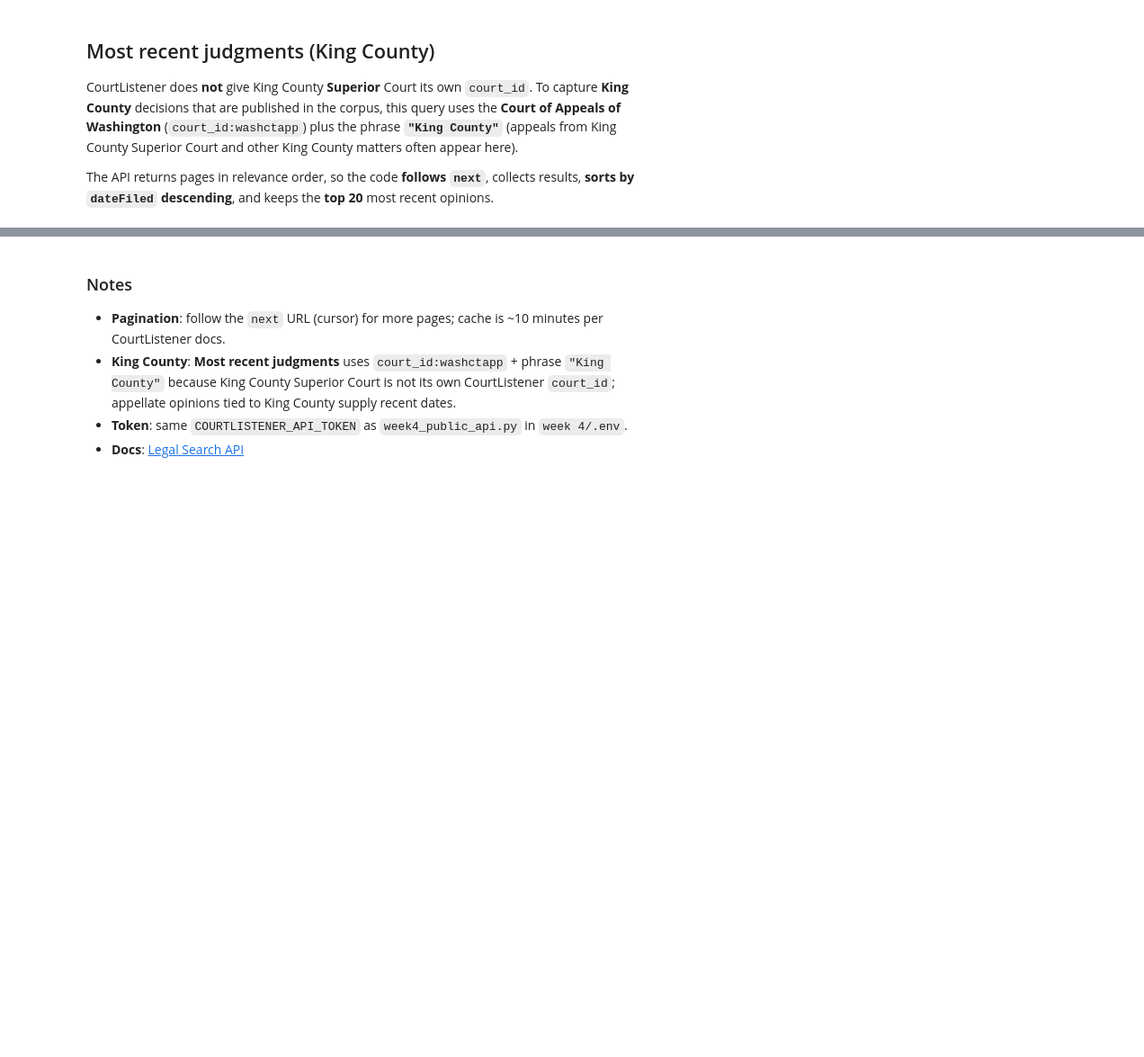
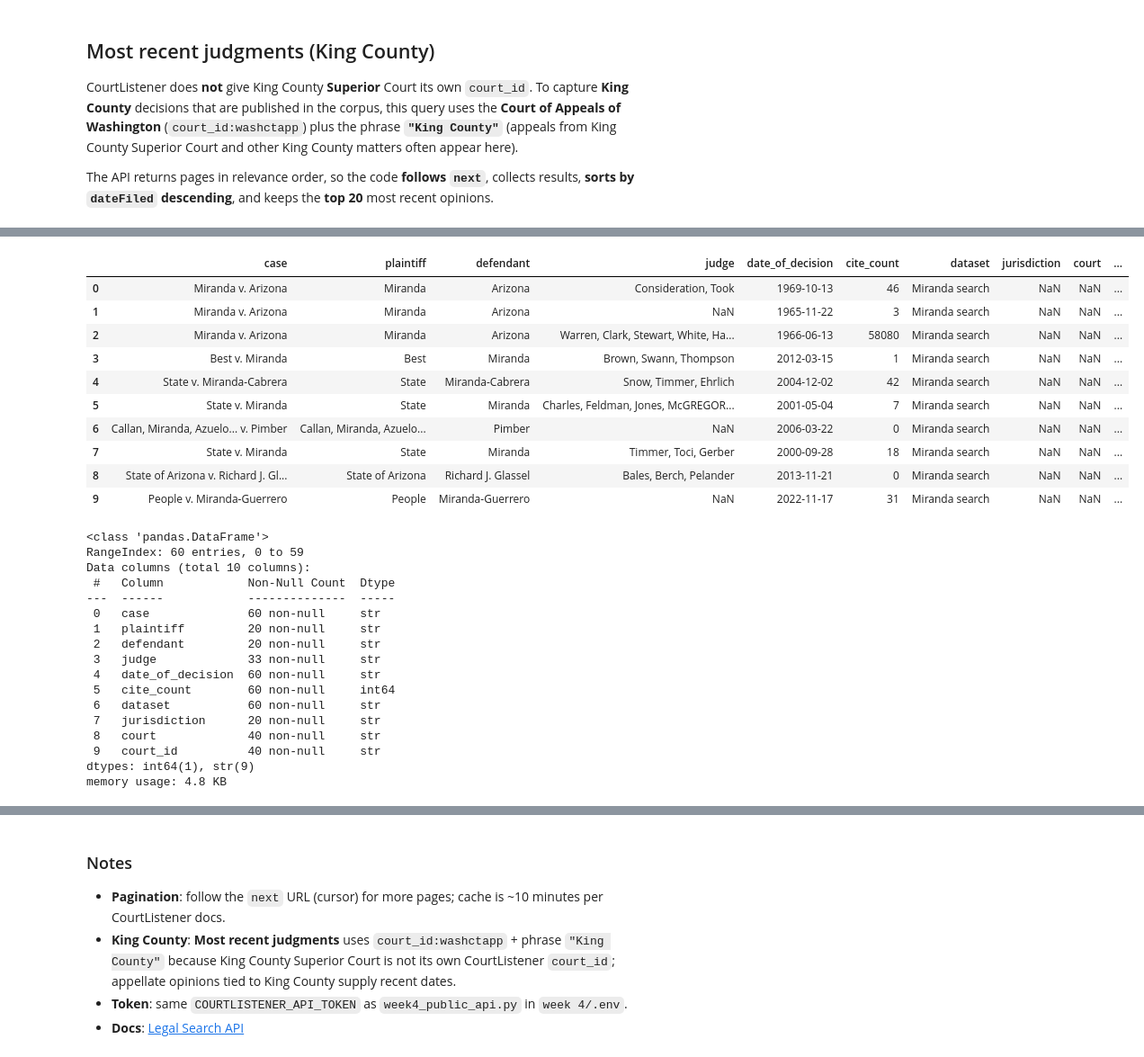
Before and after one commit to ranjitharangaswamy/hcde530, a Jupyter notebook: week 5/week4_courtlistener_cases.ipynb, the cells around one changed output, grey strips where cells are left out. Shown at 90% size. Saved outputs shown, nothing was run; the diff lists cells and outputs as text; code cells hidden in the pictures; blank space fills up the shorter version.

```diff
--- a/week 5/week4_courtlistener_cases.ipynb
+++ b/week 5/week4_courtlistener_cases.ipynb
@@ -255,0 +307,42 @@ rows on this page (using first 20): 20
+# %%
+    # Question 1: After stacking all three API slices, what do the first rows look like and what dtypes / non-null counts do we have?
+# Answer meaning: head() shows real rows so we can sanity-check names and dates; info() tells us which columns are sparse or object-typed before we filter or group.
+
+df_m = df.assign(dataset="Miranda search")
+df_j = df_jurisdiction.assign(dataset="W.D. Wash. (Seattle)")
+df_r = df_recent.rename(columns={"date_filed": "date_of_decision"}).assign(
+    dataset="King County (Wash. Ct. App.)"
+)
+df_mp1 = pd.concat([df_m, df_j, df_r], ignore_index=True, sort=False)
+
+display(df_mp1.head(10))
+df_mp1.info()
+# %% [output]
+|  | case | plaintiff | defendant | judge | date_of_decision | cite_count | dataset | jurisdiction | court | ... |
+| 0 | Miranda v. Arizona | Miranda | Arizona | Consideration, Took | 1969-10-13 | 46 | Miranda search | NaN | NaN | ... |
+| 1 | Miranda v. Arizona | Miranda | Arizona | NaN | 1965-11-22 | 3 | Miranda search | NaN | NaN | ... |
+| 2 | Miranda v. Arizona | Miranda | Arizona | Warren, Clark, Stewart, White, Ha... | 1966-06-13 | 58080 | Miranda search | NaN | NaN | ... |
+| 3 | Best v. Miranda | Best | Miranda | Brown, Swann, Thompson | 2012-03-15 | 1 | Miranda search | NaN | NaN | ... |
+| 4 | State v. Miranda-Cabrera | State | Miranda-Cabrera | Snow, Timmer, Ehrlich | 2004-12-02 | 42 | Miranda search | NaN | NaN | ... |
+| 5 | State v. Miranda | State | Miranda | Charles, Feldman, Jones, McGREGOR... | 2001-05-04 | 7 | Miranda search | NaN | NaN | ... |
+| 6 | Callan, Miranda, Azuelo... v. Pimber | Callan, Miranda, Azuelo... | Pimber | NaN | 2006-03-22 | 0 | Miranda search | NaN | NaN | ... |
+| 7 | State v. Miranda | State | Miranda | Timmer, Toci, Gerber | 2000-09-28 | 18 | Miranda search | NaN | NaN | ... |
+| 8 | State of Arizona v. Richard J. Gl... | State of Arizona | Richard J. Glassel | Bales, Berch, Pelander | 2013-11-21 | 0 | Miranda search | NaN | NaN | ... |
+| 9 | People v. Miranda-Guerrero | People | Miranda-Guerrero | NaN | 2022-11-17 | 31 | Miranda search | NaN | NaN | ... |
+<class 'pandas.DataFrame'>
+RangeIndex: 60 entries, 0 to 59
+Data columns (total 10 columns):
+ #   Column            Non-Null Count  Dtype
+---  ------            --------------  -----
+ 0   case              60 non-null     str
+ 1   plaintiff         20 non-null     str
+ 2   defendant         20 non-null     str
+ 3   judge             33 non-null     str
+ 4   date_of_decision  60 non-null     str
+ 5   cite_count        60 non-null     int64
+ 6   dataset           60 non-null     str
+ 7   jurisdiction      20 non-null     str
+ 8   court             40 non-null     str
+ 9   court_id          40 non-null     str
+dtypes: int64(1), str(9)
+memory usage: 4.8 KB
```
Also changed, not shown: parts of 11 cells of this notebook, 1 other file.
